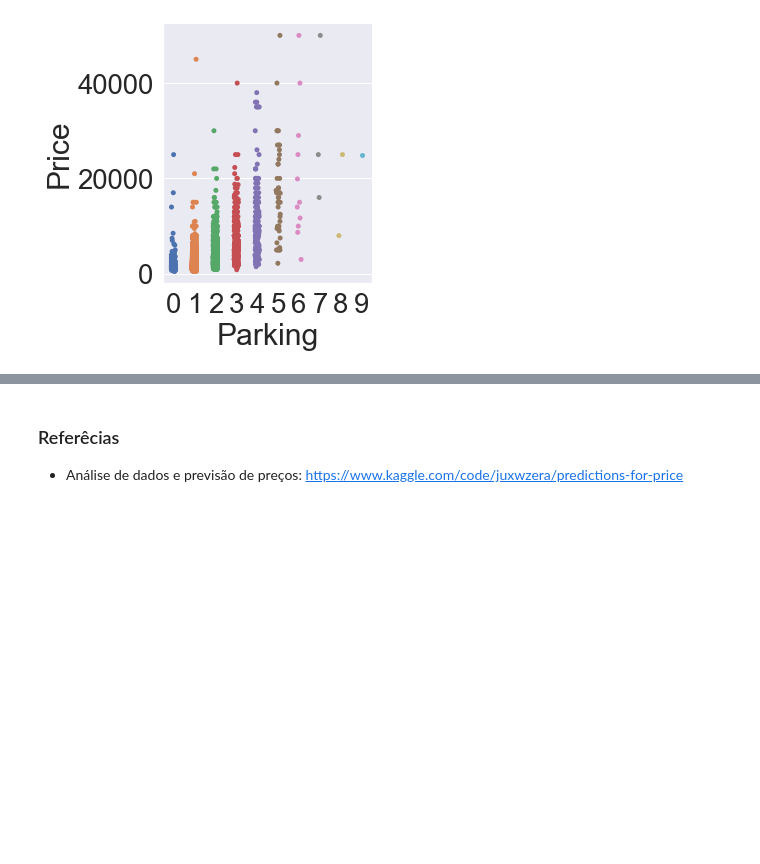
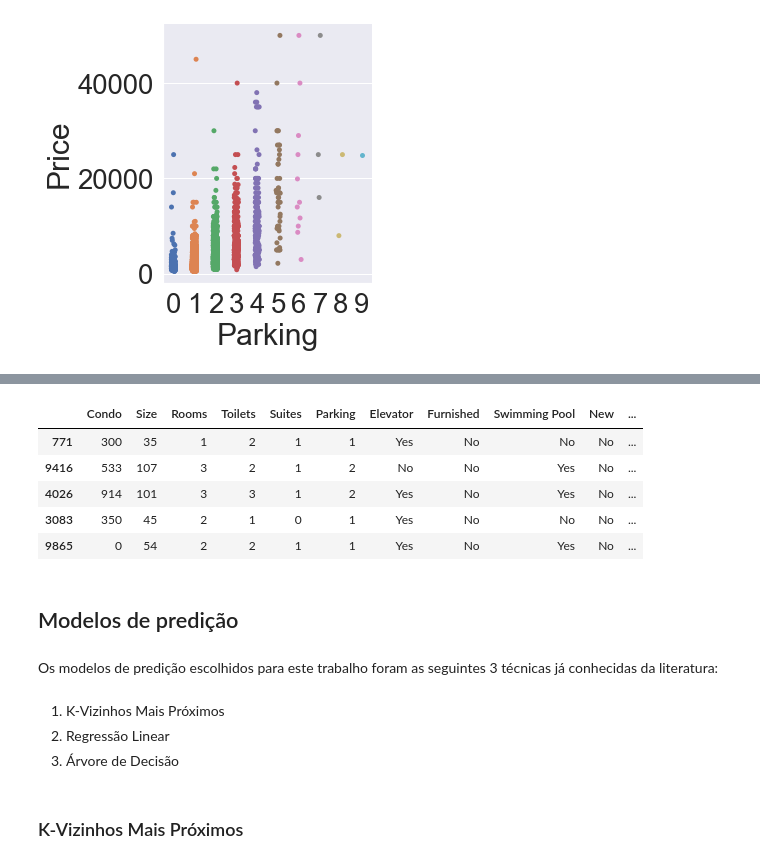
Before and after one commit to insper-classroom/22-1a-cd-p2-projeto2_isa_pivo_pcolpas, a Jupyter notebook: P2/data_analysis.ipynb, the cells around one changed output, grey strips where cells are left out. Drawn from its saved outputs; the diff is of its cells as text; code cells hidden in the pictures; blank space fills up the shorter version.

```diff
--- a/P2/data_analysis.ipynb
+++ b/P2/data_analysis.ipynb
@@ -282,4 +232,19 @@ X_train
-# %% [markdown]
-### Referêcias
-
-- Análise de dados e previsão de preços: https://www.kaggle.com/code/juxwzera/predictions-for-price
+# %%
+X_test.head()
+# %% [output]
+|  | Condo | Size | Rooms | Toilets | Suites | Parking | Elevator | Furnished | Swimming Pool | New | ... |
+| 771 | 300 | 35 | 1 | 2 | 1 | 1 | Yes | No | No | No | ... |
+| 9416 | 533 | 107 | 3 | 2 | 1 | 2 | No | No | Yes | No | ... |
+| 4026 | 914 | 101 | 3 | 3 | 1 | 2 | Yes | No | Yes | No | ... |
+| 3083 | 350 | 45 | 2 | 1 | 0 | 1 | Yes | No | No | No | ... |
+| 9865 | 0 | 54 | 2 | 2 | 1 | 1 | Yes | No | Yes | No | ... |
+# %% [markdown]
+## Modelos de predição
+# %% [markdown]
+Os modelos de predição escolhidos para este trabalho foram as seguintes 3 técnicas já conhecidas da literatura:
+# %% [markdown]
+1. K-Vizinhos Mais Próximos
+2. Regressão Linear
+3. Árvore de Decisão
+# %% [markdown]
+### K-Vizinhos Mais Próximos
```
Also changed, not shown: parts of 67 cells of this notebook.
